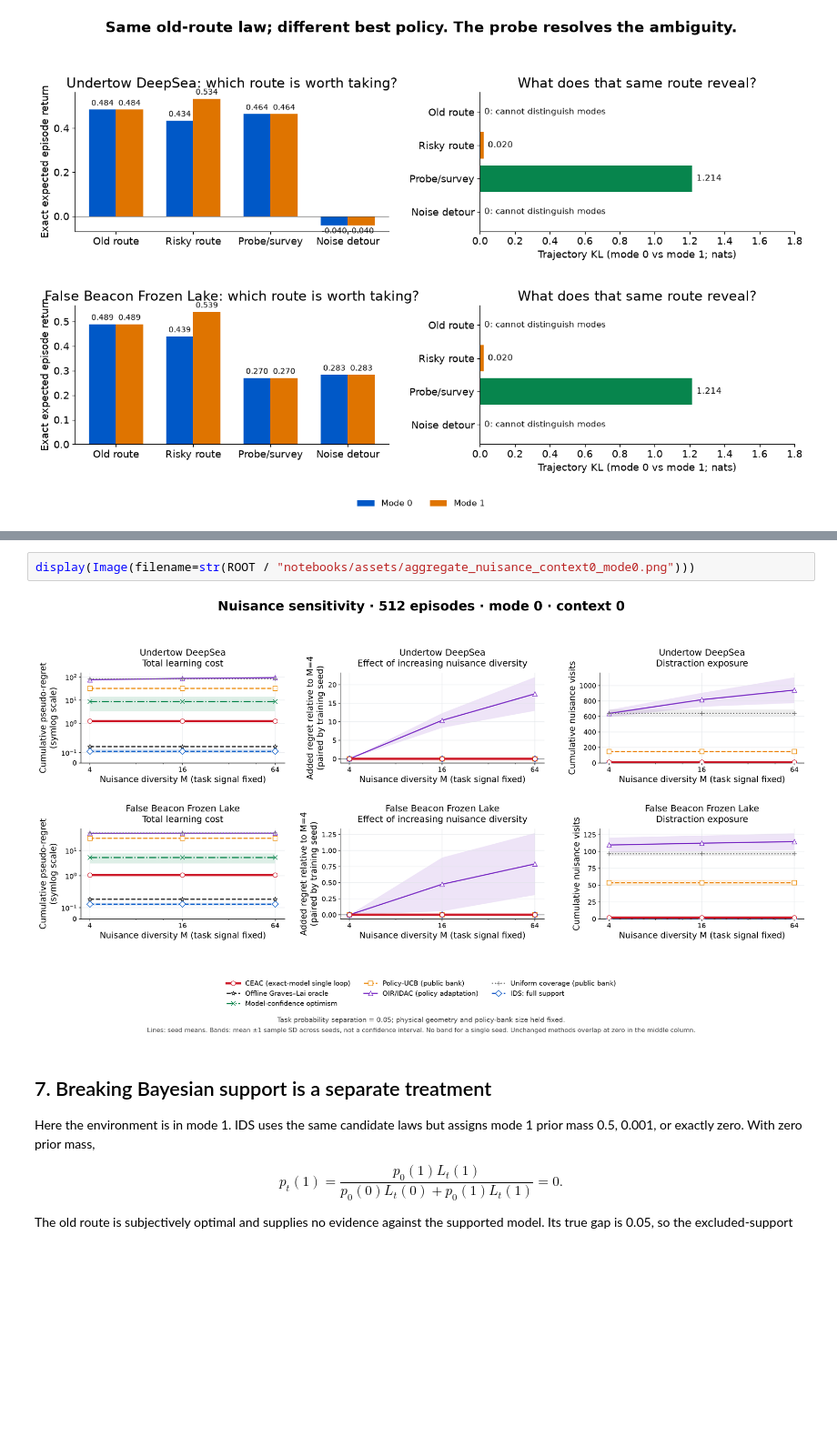
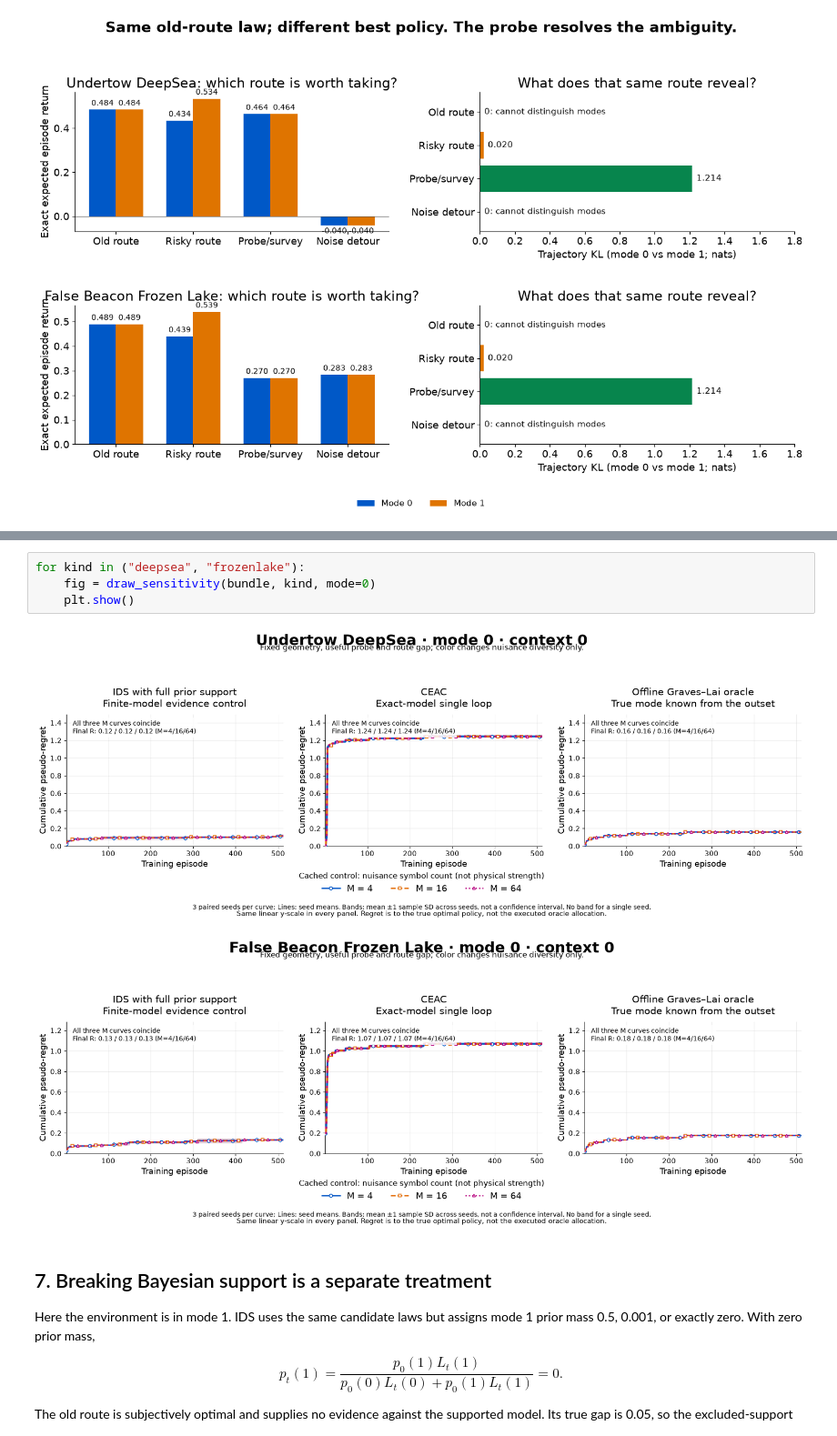
Before and after one commit to Sahire-Ellahy/Confounder-Eliminating-Actor-Critic, a Jupyter notebook: notebooks/Undertow_FalseBeacon.ipynb, the cells around one changed output, grey strips where cells are left out. Shown at 91% size. Cells and saved outputs as stored; diff of their text form; blank space fills up the shorter version.

```diff
--- a/notebooks/Undertow_FalseBeacon.ipynb
+++ b/notebooks/Undertow_FalseBeacon.ipynb
@@ -132,7 +150,10 @@ The following aggregate keeps route probability separation at 0.05 and increases
 # %%
-display(Image(filename=str(ROOT / "notebooks/assets/aggregate_nuisance_context0_mode0.png")))
+for kind in ("deepsea", "frozenlake"):
+    fig = draw_sensitivity(bundle, kind, mode=0)
+    plt.show()
 # %% [output]
-[figure, old version]
+[figure, new version]
+[figure, added]
 # %% [markdown]
 ## 7. Breaking Bayesian support is a separate treatment
 
```
Also changed, not shown: parts of 6 cells of this notebook, 32 other files.
